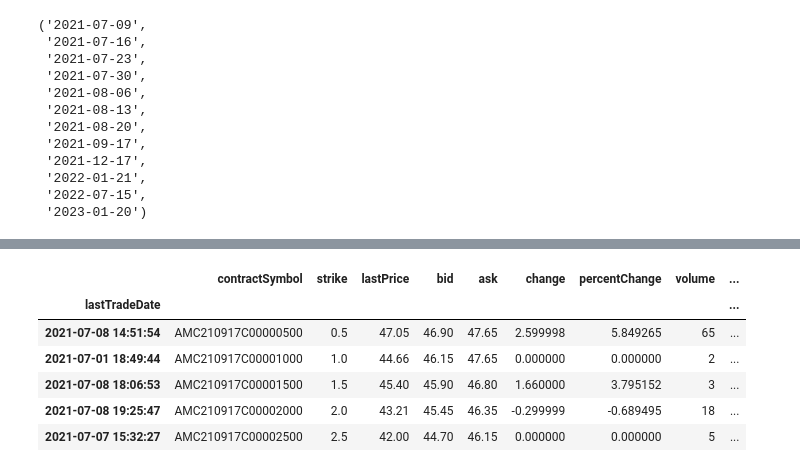
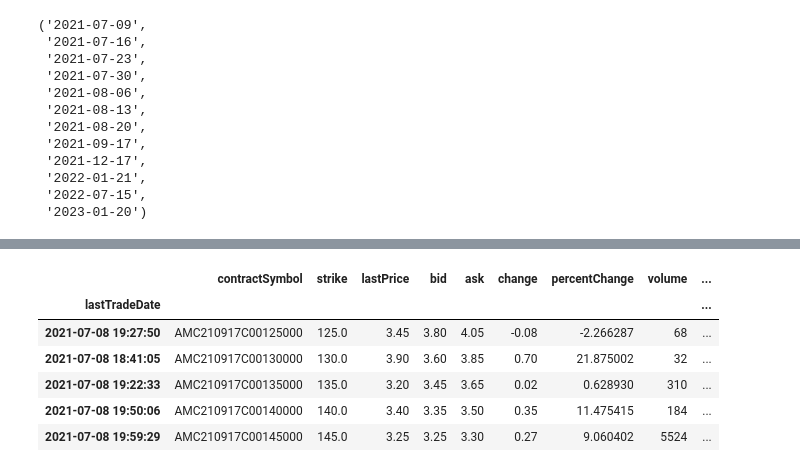
Before and after one commit to JonahLeggett/ML_Algo_Options_Trading, a Jupyter notebook: amc.ipynb, the cells around one changed output, grey strips where cells are left out. Drawn from its saved outputs; the diff is of its cells as text; code cells hidden in the pictures.

```diff
--- a/amc.ipynb
+++ b/amc.ipynb
@@ -222,12 +248,12 @@ amc_options = amc_ticker.option_chain('2021-09-17')
 # %%
 amc_calls = pd.DataFrame(amc_options.calls).set_index('lastTradeDate')
 # %%
-amc_calls.head()
+amc_calls.tail()
 # %% [output]
 |  | contractSymbol | strike | lastPrice | bid | ask | change | percentChange | volume | ... |
 | lastTradeDate |  |  |  |  |  |  |  |  | ... |
-| 2021-07-08 14:51:54 | AMC210917C00000500 | 0.5 | 47.05 | 46.90 | 47.65 | 2.599998 | 5.849265 | 65 | ... |
-| 2021-07-01 18:49:44 | AMC210917C00001000 | 1.0 | 44.66 | 46.15 | 47.65 | 0.000000 | 0.000000 | 2 | ... |
-| 2021-07-08 18:06:53 | AMC210917C00001500 | 1.5 | 45.40 | 45.90 | 46.80 | 1.660000 | 3.795152 | 3 | ... |
-| 2021-07-08 19:25:47 | AMC210917C00002000 | 2.0 | 43.21 | 45.45 | 46.35 | -0.299999 | -0.689495 | 18 | ... |
-| 2021-07-07 15:32:27 | AMC210917C00002500 | 2.5 | 42.00 | 44.70 | 46.15 | 0.000000 | 0.000000 | 5 | ... |
+| 2021-07-08 19:27:50 | AMC210917C00125000 | 125.0 | 3.45 | 3.80 | 4.05 | -0.08 | -2.266287 | 68 | ... |
+| 2021-07-08 18:41:05 | AMC210917C00130000 | 130.0 | 3.90 | 3.60 | 3.85 | 0.70 | 21.875002 | 32 | ... |
+| 2021-07-08 19:22:33 | AMC210917C00135000 | 135.0 | 3.20 | 3.45 | 3.65 | 0.02 | 0.628930 | 310 | ... |
+| 2021-07-08 19:50:06 | AMC210917C00140000 | 140.0 | 3.40 | 3.35 | 3.50 | 0.35 | 11.475415 | 184 | ... |
+| 2021-07-08 19:59:29 | AMC210917C00145000 | 145.0 | 3.25 | 3.25 | 3.30 | 0.27 | 9.060402 | 5524 | ... |
```
Also changed, not shown: parts of 10 cells of this notebook.
